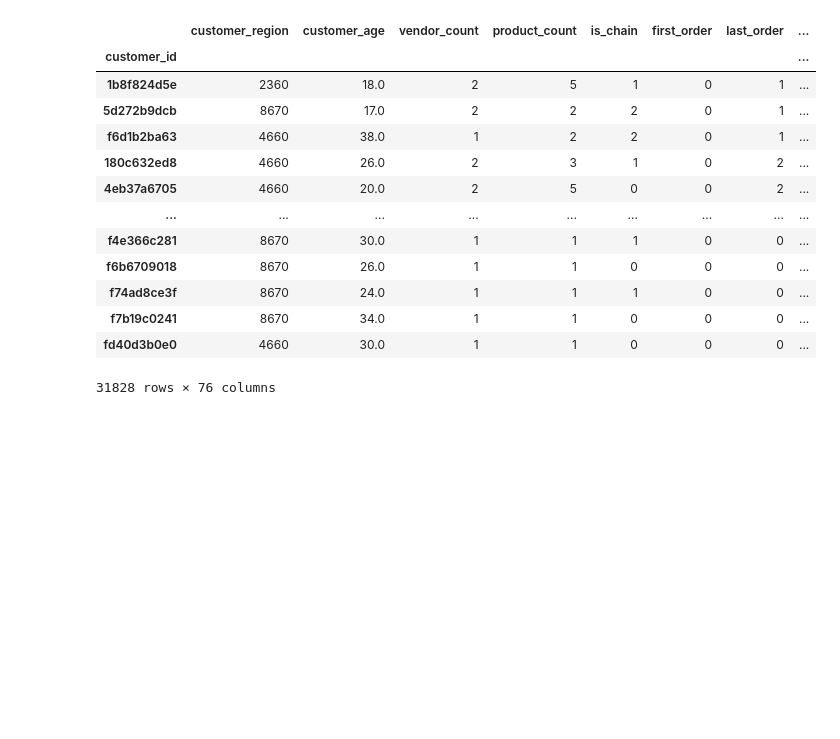
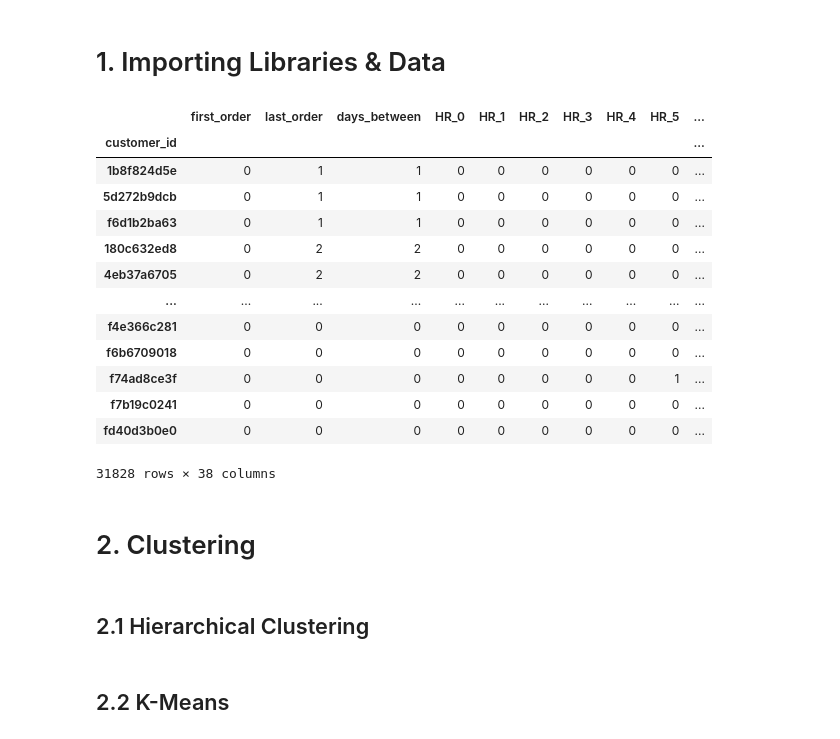
Before and after one commit to antoniooliveira03/data_mining, a Jupyter notebook: temp_data segmentation.ipynb, the cells around one changed output. Saved outputs shown, nothing was run; the diff lists cells and outputs as text; code cells hidden in the pictures; blank space fills up the shorter version.

```diff
--- a/temp_data segmentation.ipynb
+++ b/temp_data segmentation.ipynb
@@ -5,21 +25,48 @@ import segmentation as s
+# %%
+import pandas as pd
+import numpy as np
+from IPython.display import display
+
+
+# Clustering algorithms
+from sklearn.cluster import KMeans
+
+# Segmentation
+import segmentation as s
+
+# Visualizations
+import matplotlib.pyplot as plt
+
+pd.set_option('display.max_columns', None)
+
+# Suppress Warnings
+import warnings
+warnings.filterwarnings("ignore")
+# %% [markdown]
+# 1. Importing Libraries & Data
 # %%
 data = pd.read_csv('data/preprocessed_data.csv',
                    index_col = "customer_id")
-data
-# temp_data = data[s.temporal_data]
-# temp_data
+temp_data = data[s.temporal_data]
+temp_data
 # %% [output]
-|  | customer_region | customer_age | vendor_count | product_count | is_chain | first_order | last_order | ... |
-| customer_id |  |  |  |  |  |  |  | ... |
-| 1b8f824d5e | 2360 | 18.0 | 2 | 5 | 1 | 0 | 1 | ... |
-| 5d272b9dcb | 8670 | 17.0 | 2 | 2 | 2 | 0 | 1 | ... |
-| f6d1b2ba63 | 4660 | 38.0 | 1 | 2 | 2 | 0 | 1 | ... |
-| 180c632ed8 | 4660 | 26.0 | 2 | 3 | 1 | 0 | 2 | ... |
-| 4eb37a6705 | 4660 | 20.0 | 2 | 5 | 0 | 0 | 2 | ... |
-| ... | ... | ... | ... | ... | ... | ... | ... | ... |
-| f4e366c281 | 8670 | 30.0 | 1 | 1 | 1 | 0 | 0 | ... |
-| f6b6709018 | 8670 | 26.0 | 1 | 1 | 0 | 0 | 0 | ... |
-| f74ad8ce3f | 8670 | 24.0 | 1 | 1 | 1 | 0 | 0 | ... |
-| f7b19c0241 | 8670 | 34.0 | 1 | 1 | 0 | 0 | 0 | ... |
-| fd40d3b0e0 | 4660 | 30.0 | 1 | 1 | 0 | 0 | 0 | ... |
+|  | first_order | last_order | days_between | HR_0 | HR_1 | HR_2 | HR_3 | HR_4 | HR_5 | ... |
+| customer_id |  |  |  |  |  |  |  |  |  | ... |
+| 1b8f824d5e | 0 | 1 | 1 | 0 | 0 | 0 | 0 | 0 | 0 | ... |
+| 5d272b9dcb | 0 | 1 | 1 | 0 | 0 | 0 | 0 | 0 | 0 | ... |
+| f6d1b2ba63 | 0 | 1 | 1 | 0 | 0 | 0 | 0 | 0 | 0 | ... |
+| 180c632ed8 | 0 | 2 | 2 | 0 | 0 | 0 | 0 | 0 | 0 | ... |
+| 4eb37a6705 | 0 | 2 | 2 | 0 | 0 | 0 | 0 | 0 | 0 | ... |
+| ... | ... | ... | ... | ... | ... | ... | ... | ... | ... | ... |
+| f4e366c281 | 0 | 0 | 0 | 0 | 0 | 0 | 0 | 0 | 0 | ... |
+| f6b6709018 | 0 | 0 | 0 | 0 | 0 | 0 | 0 | 0 | 0 | ... |
+| f74ad8ce3f | 0 | 0 | 0 | 0 | 0 | 0 | 0 | 0 | 1 | ... |
+| f7b19c0241 | 0 | 0 | 0 | 0 | 0 | 0 | 0 | 0 | 0 | ... |
+| fd40d3b0e0 | 0 | 0 | 0 | 0 | 0 | 0 | 0 | 0 | 0 | ... |
-31828 rows × 76 columns
+31828 rows × 38 columns
+# %% [markdown]
+# 2. Clustering
+# %% [markdown]
+## 2.1 Hierarchical Clustering
+# %% [markdown]
+## 2.2 K-Means
```
Also changed, not shown: parts of 8 cells of this notebook, 1 other file.
